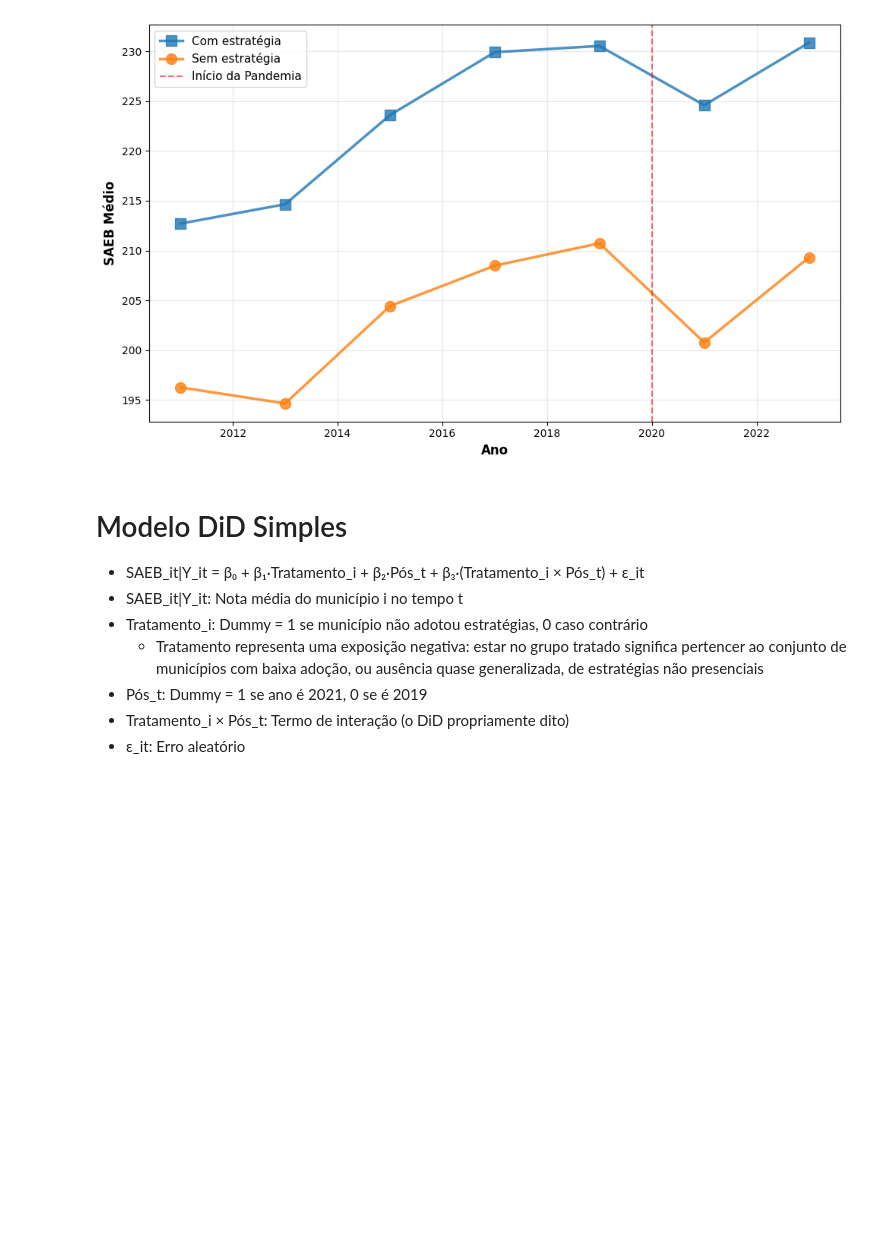
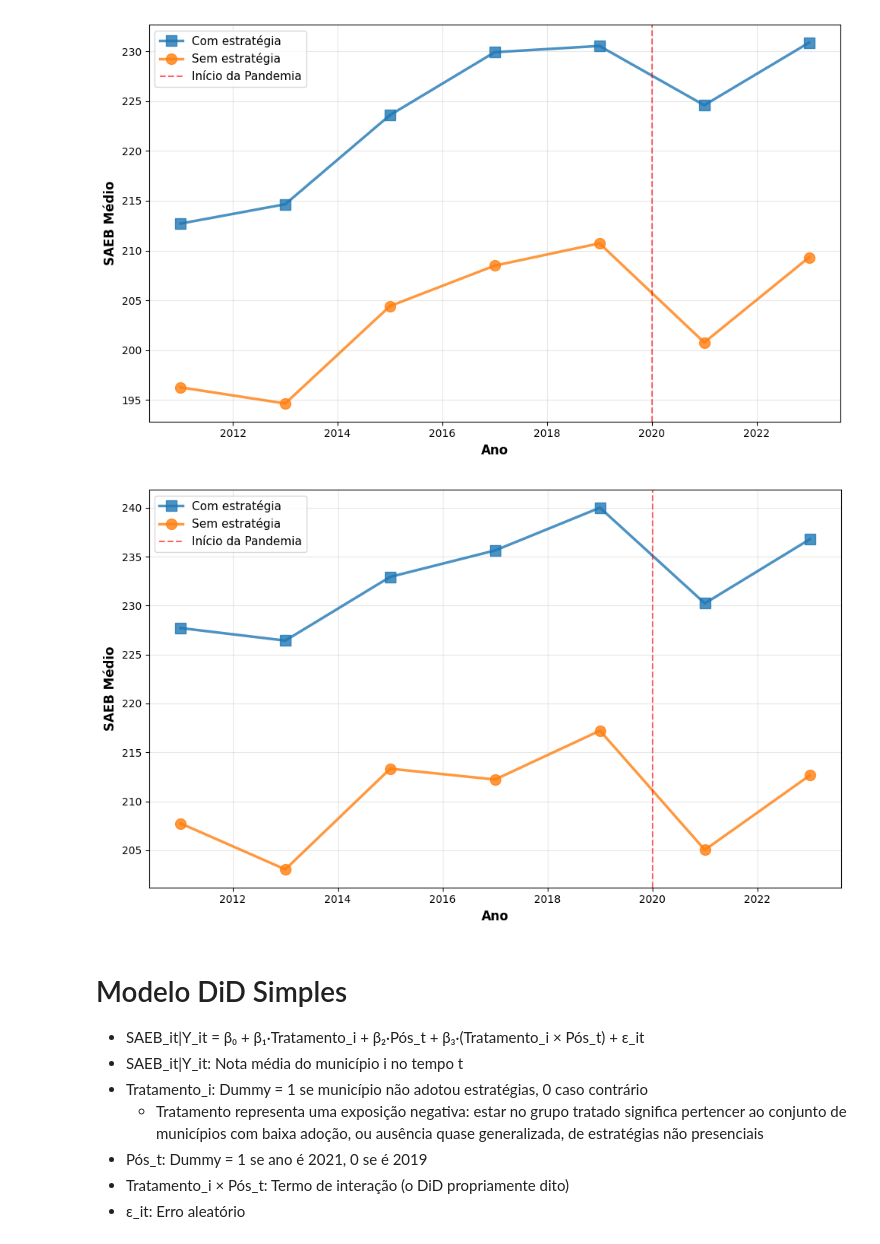
Before and after one commit to aspeddro/tcc, a Jupyter notebook: main.ipynb, the cells around one changed output. Saved outputs shown, nothing was run; the diff lists cells and outputs as text; code cells hidden in the pictures; blank space fills up the shorter version.

```diff
--- a/main.ipynb
+++ b/main.ipynb
@@ -116,6 +145,12 @@ df_saeb_lp["sem_estrategia"] = df_saeb_lp["id_municipio"].apply(
         1 if v in df_municipios_sem_estrategia["CO_MUNICIPIO"].values.tolist() else 0
     )
 )
+
+df_saeb_mt["sem_estrategia"] = df_saeb_mt["id_municipio"].apply(
+    lambda v: (
+        1 if v in df_municipios_sem_estrategia["CO_MUNICIPIO"].values.tolist() else 0
+    )
+)
 # %%
 df_saeb_lp["sem_estrategia"].value_counts(dropna=False)
 # %% [output]
@@ -133,9 +168,16 @@ df_saeb_lp["pos"] = (df_saeb_lp["ano"] == 2021).astype(int)  # Dummy pós-tratam
 df_saeb_lp["did"] = (
     df_saeb_lp["sem_estrategia"] * df_saeb_lp["pos"]
 )  # Termo de interação
+
+
+df_saeb_mt["pos"] = (df_saeb_mt["ano"] == 2021).astype(int)  # Dummy pós-tratamento
+df_saeb_mt["did"] = (
+    df_saeb_mt["sem_estrategia"] * df_saeb_mt["pos"]
+)  # Termo de interação
 # %%
 # Garantir que município seja categórico
 df_saeb_lp["id_municipio"] = df_saeb_lp["id_municipio"].astype("category")
+df_saeb_mt["id_municipio"] = df_saeb_mt["id_municipio"].astype("category")
 # %%
 df_saeb_lp.head()
 # %% [output]
@@ -148,5 +199,5 @@ df_saeb_lp.head()
 # %%
-def plot_tendencias(df: pd.DataFrame, save: bool = False) -> None:
+def plot_tendencias(df: pd.DataFrame, file: str | None) -> None:
     """
     Plota evolução do SAEB para tratados vs controles
     """
@@ -193,8 +244,8 @@ def plot_tendencias(df: pd.DataFrame, save: bool = False) -> None:
 
     plt.tight_layout()
 
-    if save:
-        plt.savefig(output / "tendencias_paralelas.png", dpi=300, bbox_inches="tight")
+    if file is not None:
+        plt.savefig(output / file, dpi=300, bbox_inches="tight")
 
     plt.show()
 # %%
@@ -203,5 +254,9 @@ plot_tendencias(df_saeb_lp, save=True)
 # %% [output]
 [figure]
+# %%
+plot_tendencias(df_saeb_mt, file="tendencias_paralelas_mt.png")
+# %% [output]
+[figure, added]
 # %% [markdown]
 # Modelo DiD Simples
 
```
Also changed, not shown: parts of 12 cells of this notebook, 6 other files.
